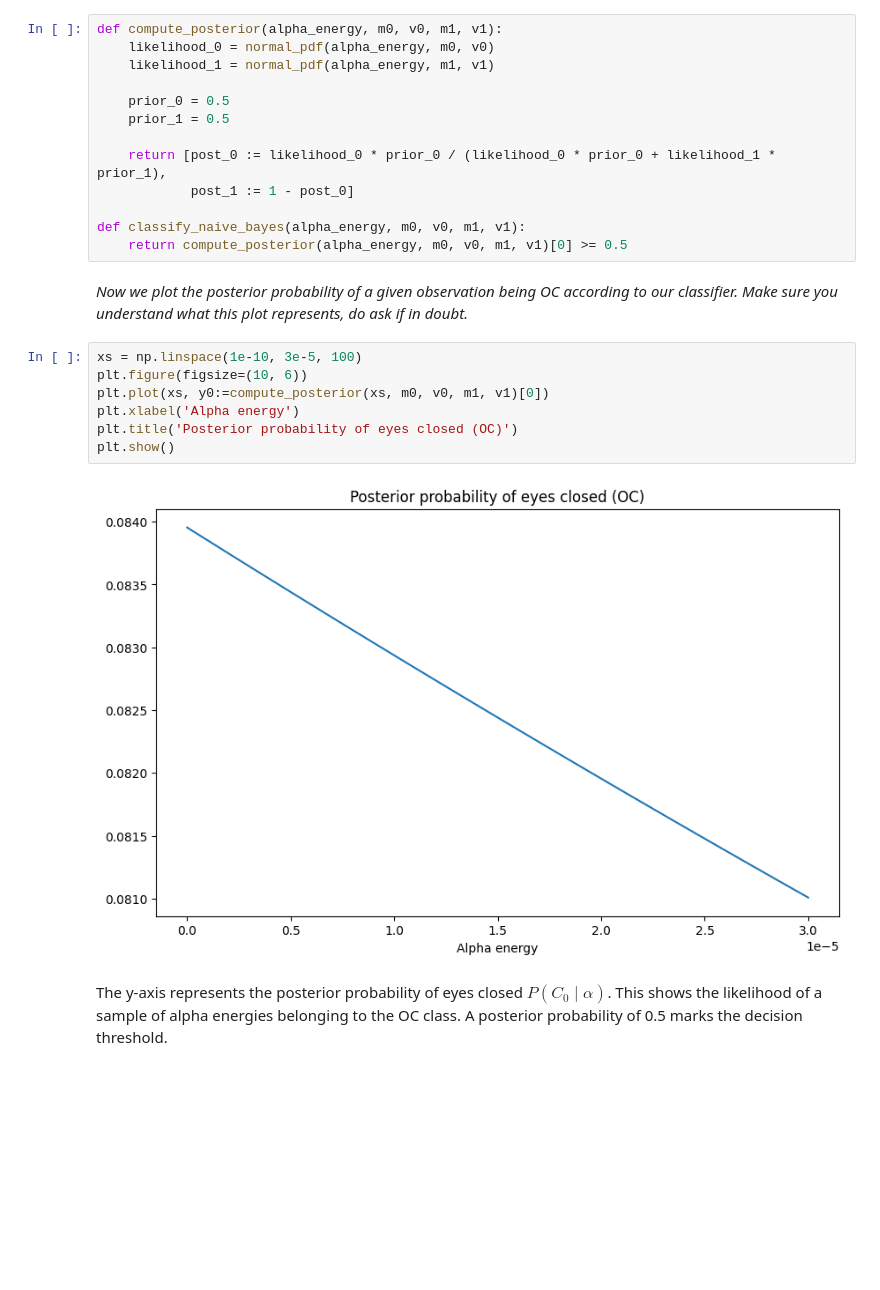
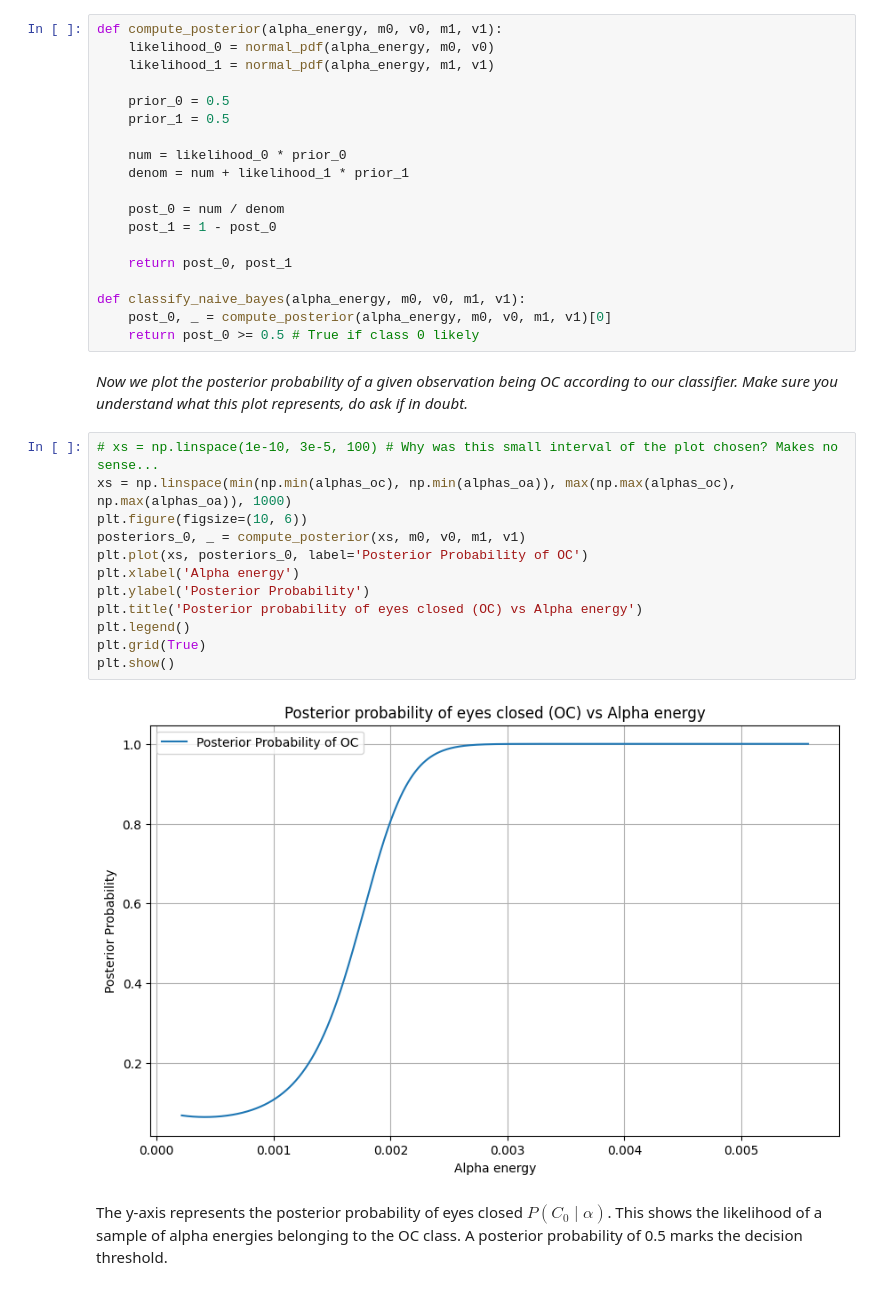
Before and after one commit to Warlour/02462-Project-2, a Jupyter notebook: Assignment 2.ipynb, the cells around one changed output. Drawn from its saved outputs; the diff is of its cells as text; blank space fills up the shorter version.

```diff
--- a/Assignment 2.ipynb
+++ b/Assignment 2.ipynb
@@ -759,22 +758,33 @@ def compute_posterior(alpha_energy, m0, v0, m1, v1):
     prior_0 = 0.5
     prior_1 = 0.5
 
-    return [post_0 := likelihood_0 * prior_0 / (likelihood_0 * prior_0 + likelihood_1 * prior_1),
-            post_1 := 1 - post_0]
+    num = likelihood_0 * prior_0
+    denom = num + likelihood_1 * prior_1
+
+    post_0 = num / denom
+    post_1 = 1 - post_0
+
+    return post_0, post_1
 
 def classify_naive_bayes(alpha_energy, m0, v0, m1, v1):
-    return compute_posterior(alpha_energy, m0, v0, m1, v1)[0] >= 0.5
+    post_0, _ = compute_posterior(alpha_energy, m0, v0, m1, v1)[0]
+    return post_0 >= 0.5 # True if class 0 likely
 # %% [markdown]
 *Now we plot the posterior probability of a given observation being OC according to our classifier. Make sure you understand what this plot represents, do ask if in doubt.*
 # %%
-xs = np.linspace(1e-10, 3e-5, 100)
+# xs = np.linspace(1e-10, 3e-5, 100) # Why was this small interval of the plot chosen? Makes no sense...
+xs = np.linspace(min(np.min(alphas_oc), np.min(alphas_oa)), max(np.max(alphas_oc), np.max(alphas_oa)), 1000)
 plt.figure(figsize=(10, 6))
-plt.plot(xs, y0:=compute_posterior(xs, m0, v0, m1, v1)[0])
+posteriors_0, _ = compute_posterior(xs, m0, v0, m1, v1)
+plt.plot(xs, posteriors_0, label='Posterior Probability of OC')
 plt.xlabel('Alpha energy')
-plt.title('Posterior probability of eyes closed (OC)')
+plt.ylabel('Posterior Probability')
+plt.title('Posterior probability of eyes closed (OC) vs Alpha energy')
+plt.legend()
+plt.grid(True)
 plt.show()
 # %% [output]
-[figure, old version]
+[figure, new version]
 # %% [markdown]
 The y-axis represents the posterior probability of eyes closed $P\left( C_0 \mid \alpha \right)$. This shows the likelihood of a sample of alpha energies belonging to the OC class. A posterior probability of 0.5 marks the decision threshold.
 # %% [markdown]
```
Also changed, not shown: parts of 3 cells of this notebook.
